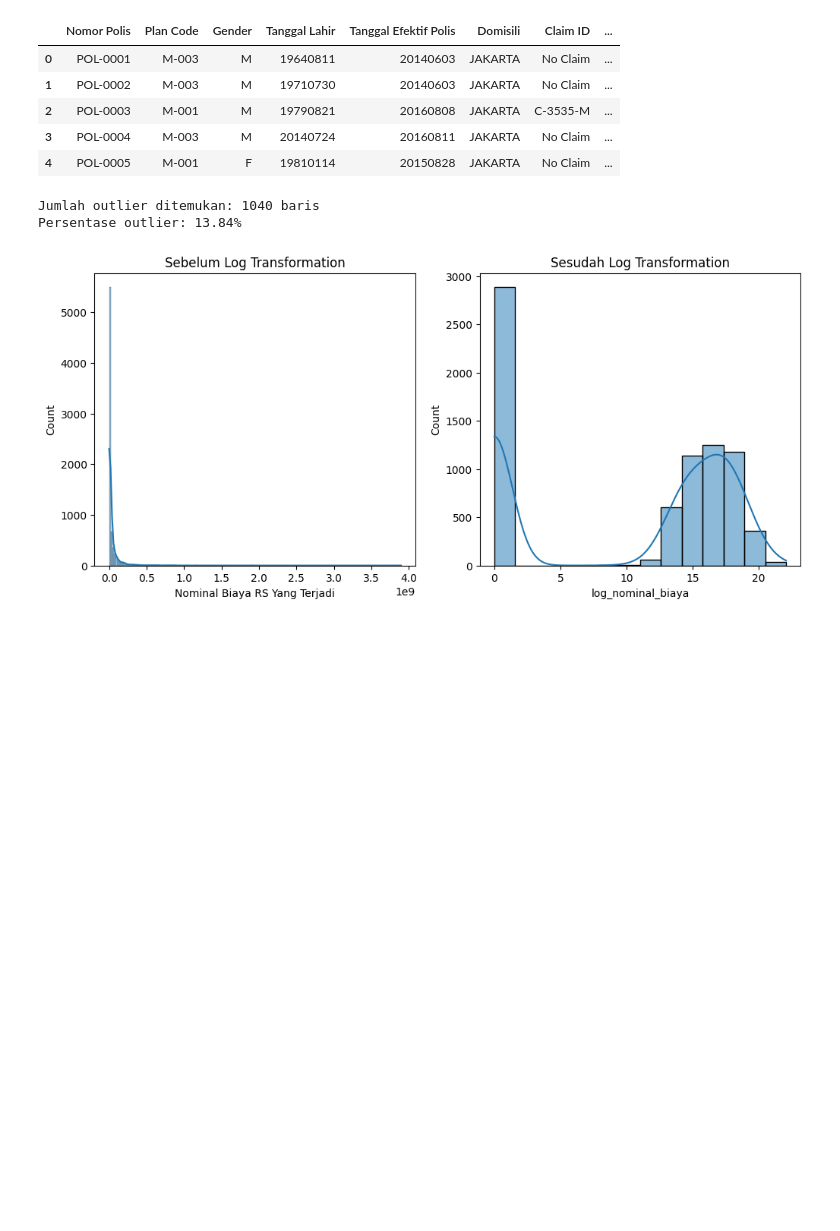
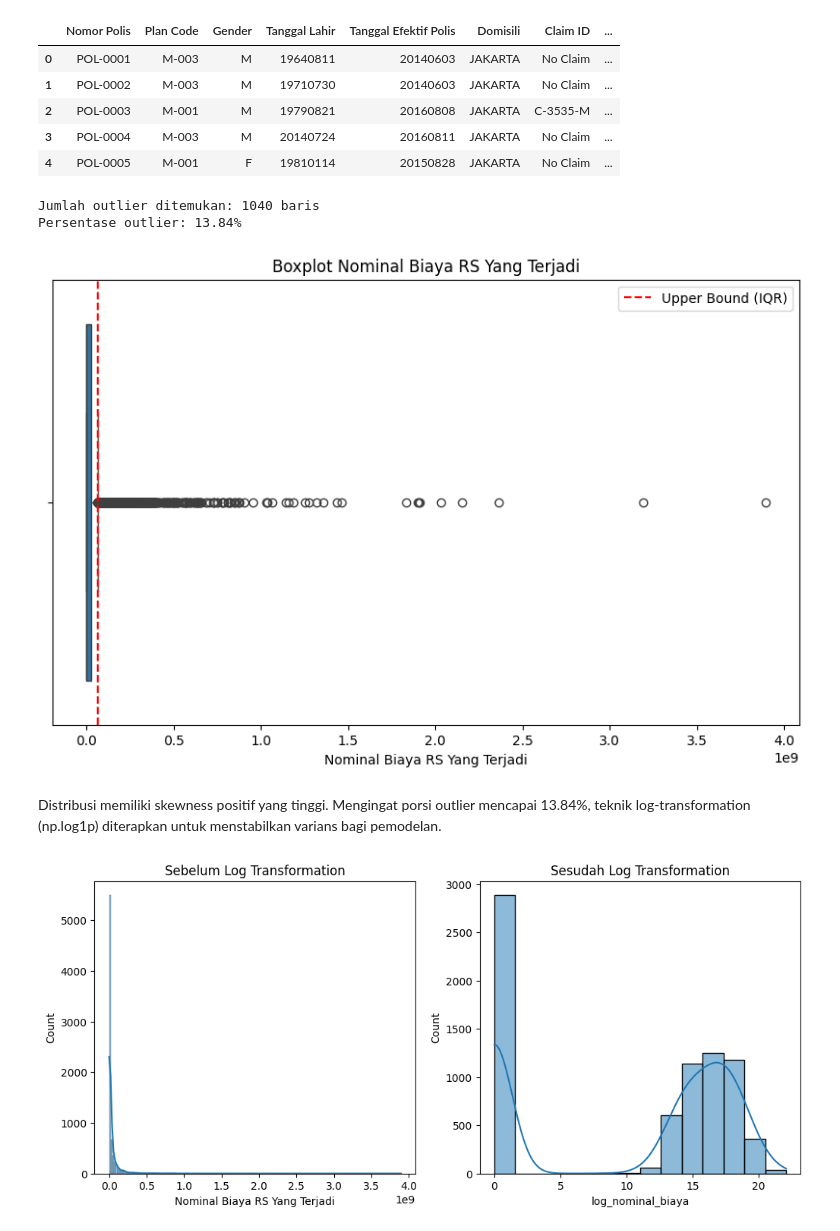
Before and after one commit to ababilkhoerulimam/insurance-claim-forecasting-mcfitb26, a Jupyter notebook: MCFITB26.ipynb, the cells around one changed output. Cells and saved outputs as stored; diff of their text form; code cells hidden in the pictures; blank space fills up the shorter version.

```diff
--- a/MCFITB26.ipynb
+++ b/MCFITB26.ipynb
@@ -151,17 +151,35 @@ display(df_final.head())
 # %%
 # Menghitung IQR untuk Nominal Biaya RS
 Q1 = df_final['Nominal Biaya RS Yang Terjadi'].quantile(0.25)
 Q3 = df_final['Nominal Biaya RS Yang Terjadi'].quantile(0.75)
 IQR = Q3 - Q1
 
 upper_bound = Q3 + 1.5 * IQR
 outliers = df_final[df_final['Nominal Biaya RS Yang Terjadi'] > upper_bound]
 
 print(f"Jumlah outlier ditemukan: {len(outliers)} baris")
 print(f"Persentase outlier: {(len(outliers)/len(df_final))*100:.2f}%")
+
+
+plt.figure(figsize=(10,6))
+
+sns.boxplot(
+    x=df_final['Nominal Biaya RS Yang Terjadi']
+)
+
+plt.axvline(upper_bound, color='red', linestyle='--', label='Upper Bound (IQR)')
+
+plt.title('Boxplot Nominal Biaya RS Yang Terjadi')
+plt.xlabel('Nominal Biaya RS Yang Terjadi')
+plt.legend()
+
+plt.show()
 # %% [output]
 Jumlah outlier ditemukan: 1040 baris
 Persentase outlier: 13.84%
+[figure, added]
+# %% [markdown]
+Distribusi memiliki skewness positif yang tinggi. Mengingat porsi outlier mencapai 13.84%, teknik log-transformation (np.log1p) diterapkan untuk menstabilkan varians bagi pemodelan.
 # %%
 # Log Transformation
 df_final['log_nominal_biaya'] = np.log1p(df_final['Nominal Biaya RS Yang Terjadi'])
```
Also changed, not shown: parts of 7 cells of this notebook.
